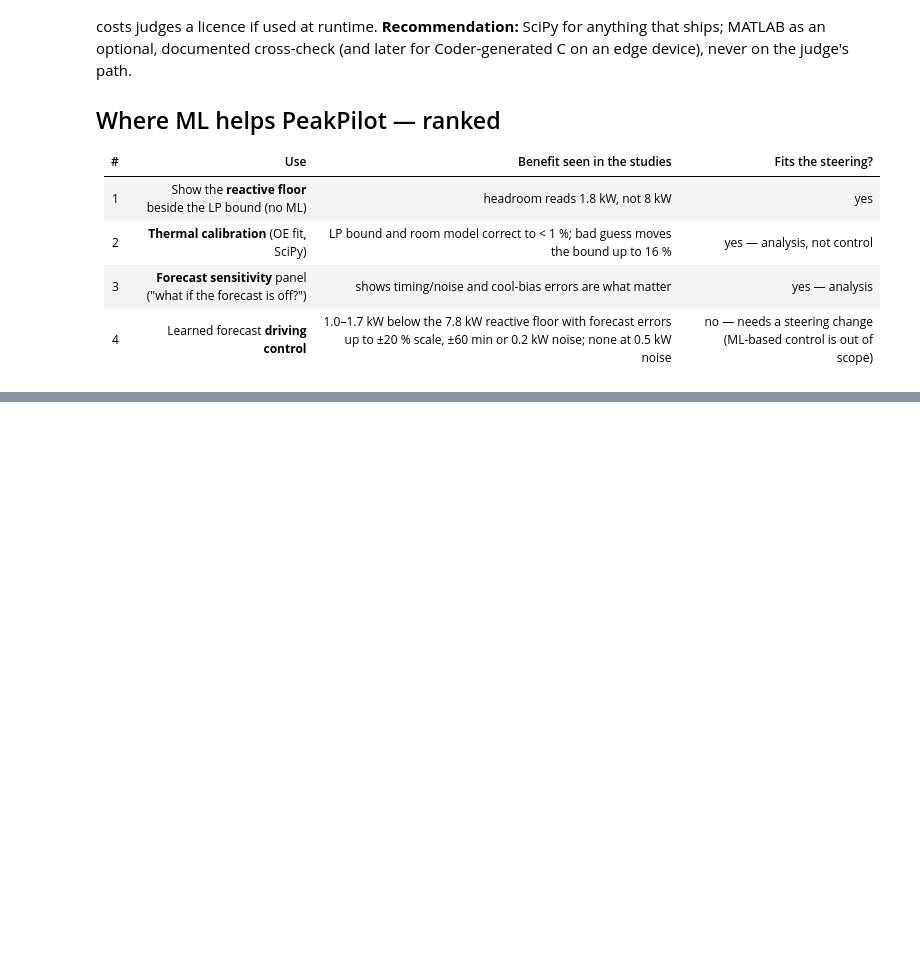
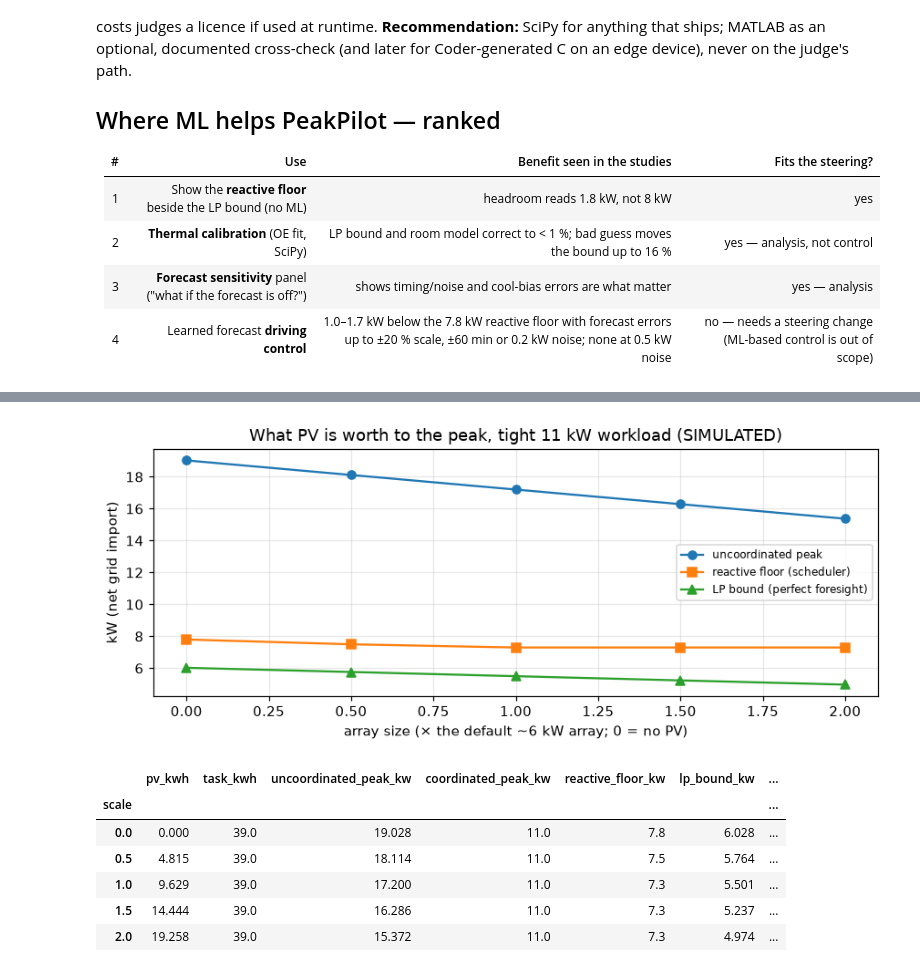
Before and after one commit to sohampatwardhan/PeakPilot, a Jupyter notebook: studies/ml_studies.ipynb, the cells around one changed output, grey strips where cells are left out. Drawn from its saved outputs; the diff is of its cells as text; code cells hidden in the pictures; blank space fills up the shorter version.

```diff
--- a/studies/ml_studies.ipynb
+++ b/studies/ml_studies.ipynb
@@ -240,0 +296,21 @@ cross-check (and later for Coder-generated C on an edge device), never on the ju
+# %%
+b4 = pd.DataFrame(r4["part_b"]["rows"]).set_index("scale")
+cols = ["pv_kwh", "task_kwh", "uncoordinated_peak_kw", "coordinated_peak_kw", "reactive_floor_kw", "lp_bound_kw", "coordinated_all_met"]
+fig, ax = plt.subplots(figsize=(8, 3.4))
+for col, style, label in (("uncoordinated_peak_kw", "o-", "uncoordinated peak"),
+                          ("reactive_floor_kw", "s-", "reactive floor (scheduler)"),
+                          ("lp_bound_kw", "^-", "LP bound (perfect foresight)")):
+    ax.plot(b4.index, b4[col], style, label=label)
+ax.set_xlabel("array size (× the default ~6 kW array; 0 = no PV)"); ax.set_ylabel("kW (net grid import)")
+ax.set_title("What PV is worth to the peak, tight 11 kW workload (SIMULATED)"); ax.legend(fontsize=8)
+plt.tight_layout(); plt.show()
+b4[cols]
+# %% [output]
+[figure, added]
+|  | pv_kwh | task_kwh | uncoordinated_peak_kw | coordinated_peak_kw | reactive_floor_kw | lp_bound_kw | ... |
+| scale |  |  |  |  |  |  | ... |
+| 0.0 | 0.000 | 39.0 | 19.028 | 11.0 | 7.8 | 6.028 | ... |
+| 0.5 | 4.815 | 39.0 | 18.114 | 11.0 | 7.5 | 5.764 | ... |
+| 1.0 | 9.629 | 39.0 | 17.200 | 11.0 | 7.3 | 5.501 | ... |
+| 1.5 | 14.444 | 39.0 | 16.286 | 11.0 | 7.3 | 5.237 | ... |
+| 2.0 | 19.258 | 39.0 | 15.372 | 11.0 | 7.3 | 4.974 | ... |
```
Also changed, not shown: parts of 6 cells of this notebook, 19 other files.
